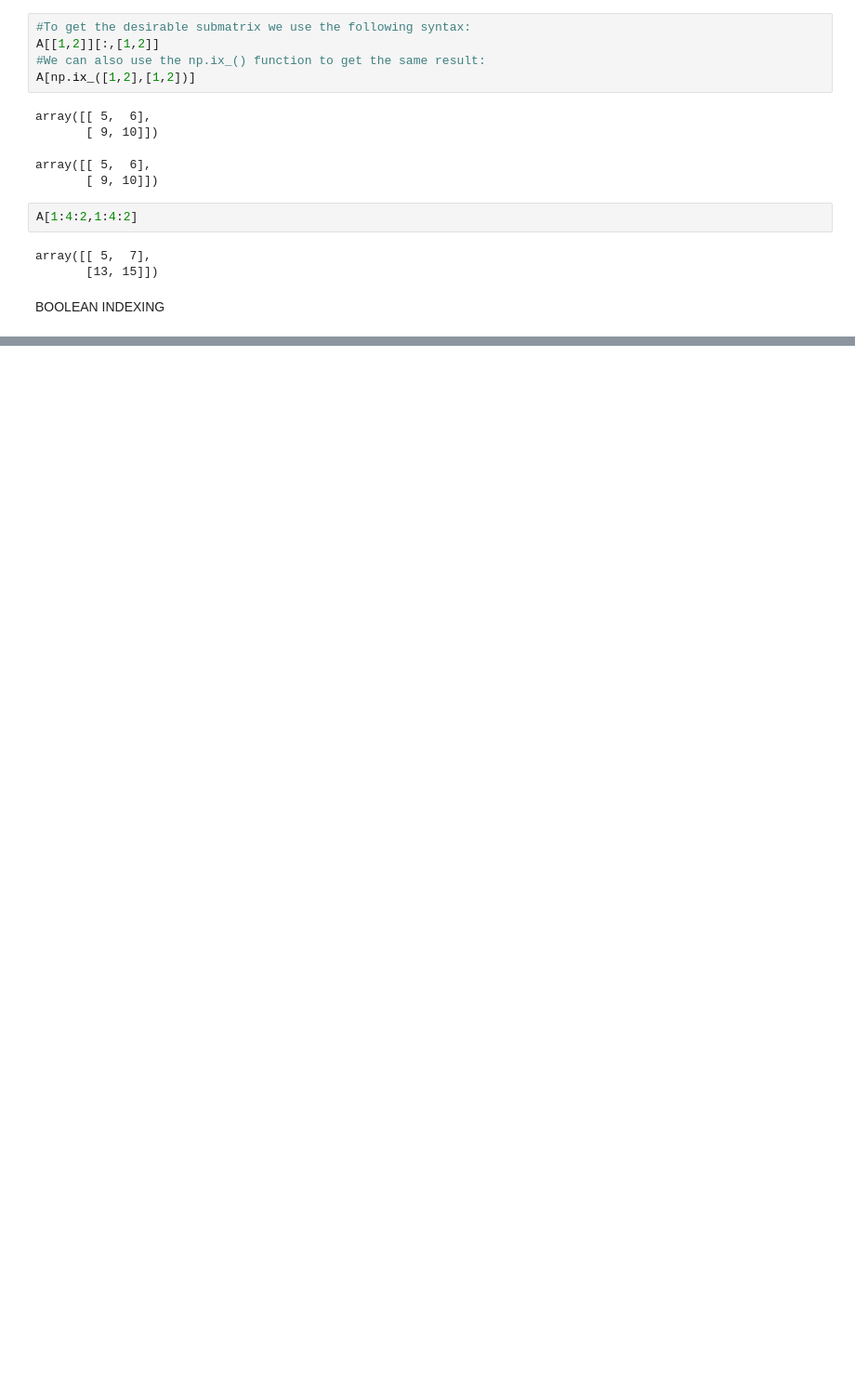
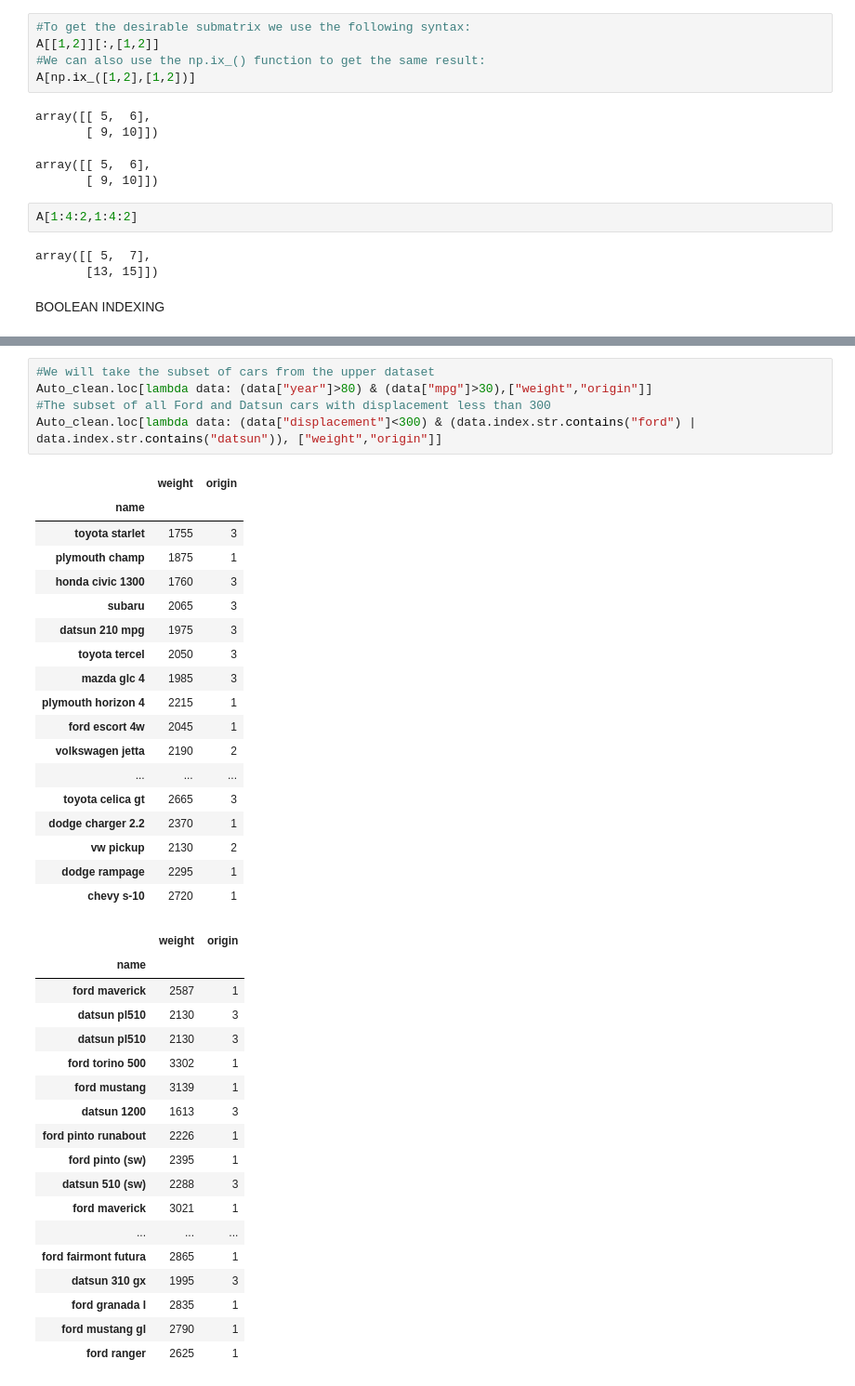
Before and after one commit to left2001/chapter2islp, a Jupyter notebook: chapter2.ipynb, the cells around one changed output, grey strips where cells are left out. Shown at 93% size. Cells and saved outputs as stored; diff of their text form; blank space fills up the shorter version.

```diff
--- a/chapter2.ipynb
+++ b/chapter2.ipynb
@@ -504,0 +737,42 @@ rip
+# %%
+#We will take the subset of cars from the upper dataset
+Auto_clean.loc[lambda data: (data["year"]>80) & (data["mpg"]>30),["weight","origin"]]
+#The subset of all Ford and Datsun cars with displacement less than 300
+Auto_clean.loc[lambda data: (data["displacement"]<300) & (data.index.str.contains("ford") | data.index.str.contains("datsun")), ["weight","origin"]]
+# %% [output]
+|  | weight | origin |
+| name |  |  |
+| toyota starlet | 1755 | 3 |
+| plymouth champ | 1875 | 1 |
+| honda civic 1300 | 1760 | 3 |
+| subaru | 2065 | 3 |
+| datsun 210 mpg | 1975 | 3 |
+| toyota tercel | 2050 | 3 |
+| mazda glc 4 | 1985 | 3 |
+| plymouth horizon 4 | 2215 | 1 |
+| ford escort 4w | 2045 | 1 |
+| volkswagen jetta | 2190 | 2 |
+| ... | ... | ... |
+| toyota celica gt | 2665 | 3 |
+| dodge charger 2.2 | 2370 | 1 |
+| vw pickup | 2130 | 2 |
+| dodge rampage | 2295 | 1 |
+| chevy s-10 | 2720 | 1 |
+|  | weight | origin |
+| name |  |  |
+| ford maverick | 2587 | 1 |
+| datsun pl510 | 2130 | 3 |
+| datsun pl510 | 2130 | 3 |
+| ford torino 500 | 3302 | 1 |
+| ford mustang | 3139 | 1 |
+| datsun 1200 | 1613 | 3 |
+| ford pinto runabout | 2226 | 1 |
+| ford pinto (sw) | 2395 | 1 |
+| datsun 510 (sw) | 2288 | 3 |
+| ford maverick | 3021 | 1 |
+| ... | ... | ... |
+| ford fairmont futura | 2865 | 1 |
+| datsun 310 gx | 1995 | 3 |
+| ford granada l | 2835 | 1 |
+| ford mustang gl | 2790 | 1 |
+| ford ranger | 2625 | 1 |
```
Also changed, not shown: parts of 28 cells of this notebook, 3 other files.
